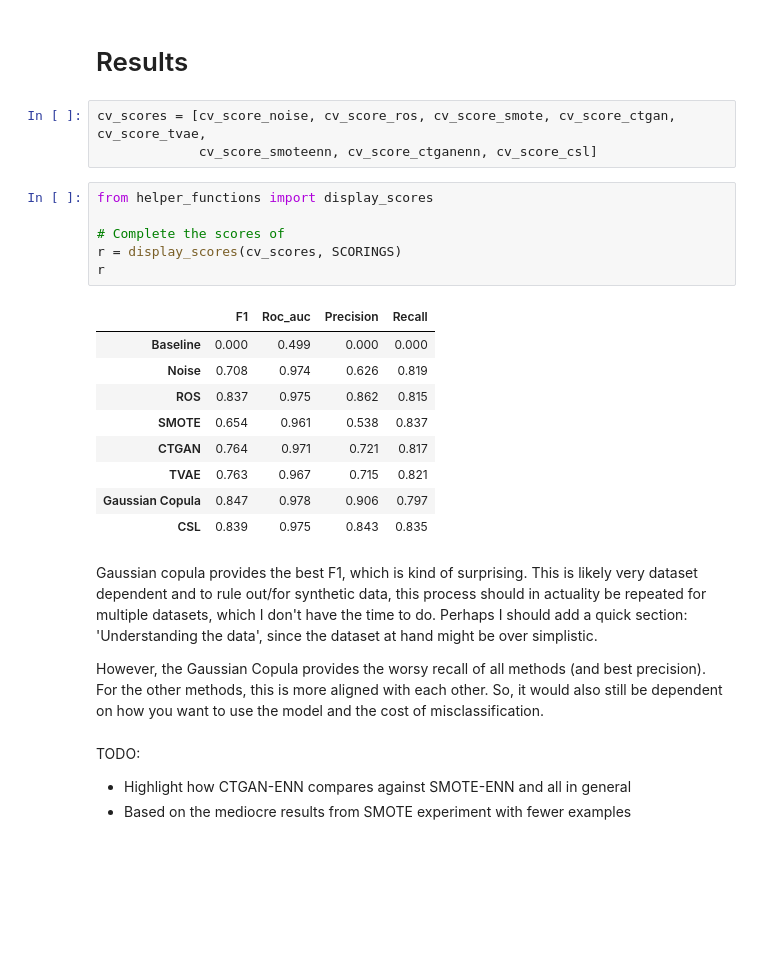
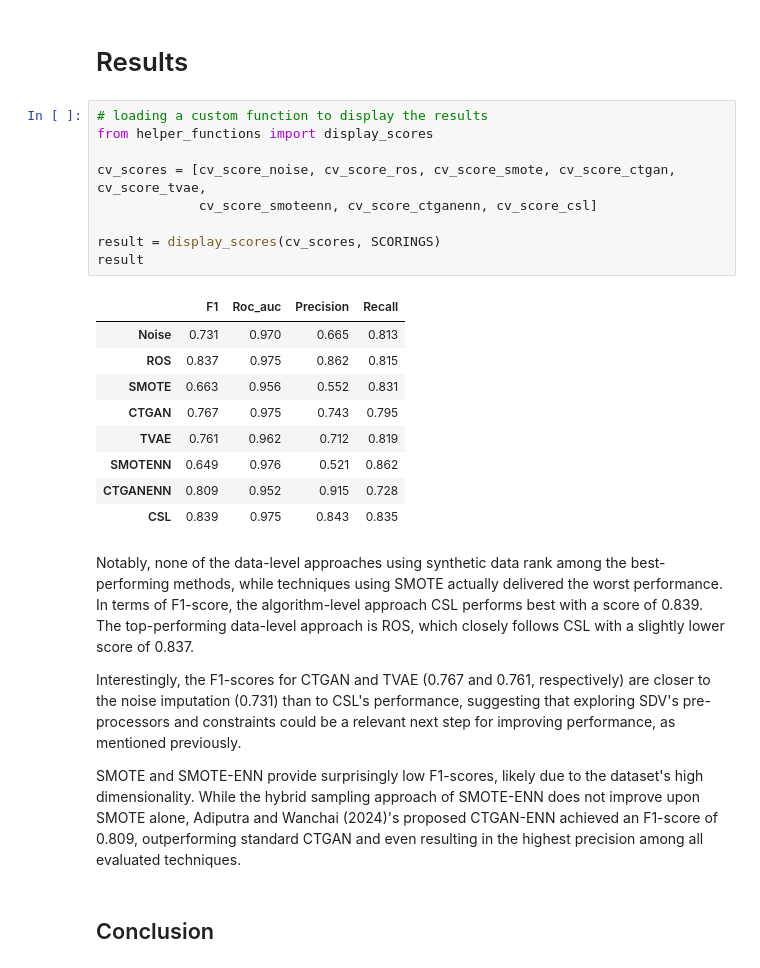
Before and after one commit to TayyipAltan/imbalanced_synth, a Jupyter notebook: main.ipynb, the cells around one changed output. Drawn from its saved outputs; the diff is of its cells as text; blank space fills up the shorter version.

```diff
--- a/main.ipynb
+++ b/main.ipynb
@@ -467,30 +467,30 @@ cv_score_csl = cross_validate(pipeline_csl, X, y, cv=CV_FOLDS, scoring = SCORING
                                n_jobs = -1)
 # %% [markdown]
 # Results
-# %%
-cv_scores = [cv_score_noise, cv_score_ros, cv_score_smote, cv_score_ctgan, cv_score_tvae,
-             cv_score_smoteenn, cv_score_ctganenn, cv_score_csl]
-# %%
-from helper_functions import display_scores
-
-# Complete the scores of
-r = display_scores(cv_scores, SCORINGS)
-r
-# %% [output]
-|  | F1 | Roc_auc | Precision | Recall |
-| Baseline | 0.000 | 0.499 | 0.000 | 0.000 |
-| Noise | 0.708 | 0.974 | 0.626 | 0.819 |
-| ROS | 0.837 | 0.975 | 0.862 | 0.815 |
-| SMOTE | 0.654 | 0.961 | 0.538 | 0.837 |
-| CTGAN | 0.764 | 0.971 | 0.721 | 0.817 |
-| TVAE | 0.763 | 0.967 | 0.715 | 0.821 |
-| Gaussian Copula | 0.847 | 0.978 | 0.906 | 0.797 |
-| CSL | 0.839 | 0.975 | 0.843 | 0.835 |
-# %% [markdown]
-Gaussian copula provides the best F1, which is kind of surprising. This is likely very dataset dependent and to rule out/for synthetic data, this process should in actuality be repeated for multiple datasets, which I don't have the time to do. Perhaps I should add a quick section: 'Understanding the data', since the dataset at hand might be over simplistic.
-
-However, the Gaussian Copula provides the worsy recall of all methods (and best precision). For the other methods, this is more aligned with each other. So, it would also still be dependent on how you want to use the model and the cost of misclassification.
-# %% [markdown]
-TODO:
-- Highlight how CTGAN-ENN compares against SMOTE-ENN and all in general
-- Based on the mediocre results from SMOTE experiment with fewer examples
+# %%
+# loading a custom function to display the results
+from helper_functions import display_scores
+
+cv_scores = [cv_score_noise, cv_score_ros, cv_score_smote, cv_score_ctgan, cv_score_tvae,
+             cv_score_smoteenn, cv_score_ctganenn, cv_score_csl]
+
+result = display_scores(cv_scores, SCORINGS)
+result
+# %% [output]
+|  | F1 | Roc_auc | Precision | Recall |
+| Noise | 0.731 | 0.970 | 0.665 | 0.813 |
+| ROS | 0.837 | 0.975 | 0.862 | 0.815 |
+| SMOTE | 0.663 | 0.956 | 0.552 | 0.831 |
+| CTGAN | 0.767 | 0.975 | 0.743 | 0.795 |
+| TVAE | 0.761 | 0.962 | 0.712 | 0.819 |
+| SMOTENN | 0.649 | 0.976 | 0.521 | 0.862 |
+| CTGANENN | 0.809 | 0.952 | 0.915 | 0.728 |
+| CSL | 0.839 | 0.975 | 0.843 | 0.835 |
+# %% [markdown]
+Notably, none of the data-level approaches using synthetic data rank among the best-performing methods, while techniques using SMOTE actually delivered the worst performance. In terms of F1-score, the algorithm-level approach CSL performs best with a score of 0.839. The top-performing data-level approach is ROS, which closely follows CSL with a slightly lower score of 0.837.
+
+Interestingly, the F1-scores for CTGAN and TVAE (0.767 and 0.761, respectively) are closer to the noise imputation (0.731) than to CSL's performance, suggesting that exploring SDV's pre-processors and constraints could be a relevant next step for improving performance, as mentioned previously.
+
+SMOTE and SMOTE-ENN provide surprisingly low F1-scores, likely due to the dataset's high dimensionality. While the hybrid sampling approach of SMOTE-ENN does not improve upon SMOTE alone, Adiputra and Wanchai (2024)'s proposed CTGAN-ENN achieved an F1-score of 0.809, outperforming standard CTGAN and even resulting in the highest precision among all evaluated techniques.
+# %% [markdown]
+## Conclusion
```
Also changed, not shown: parts of 10 cells of this notebook.
